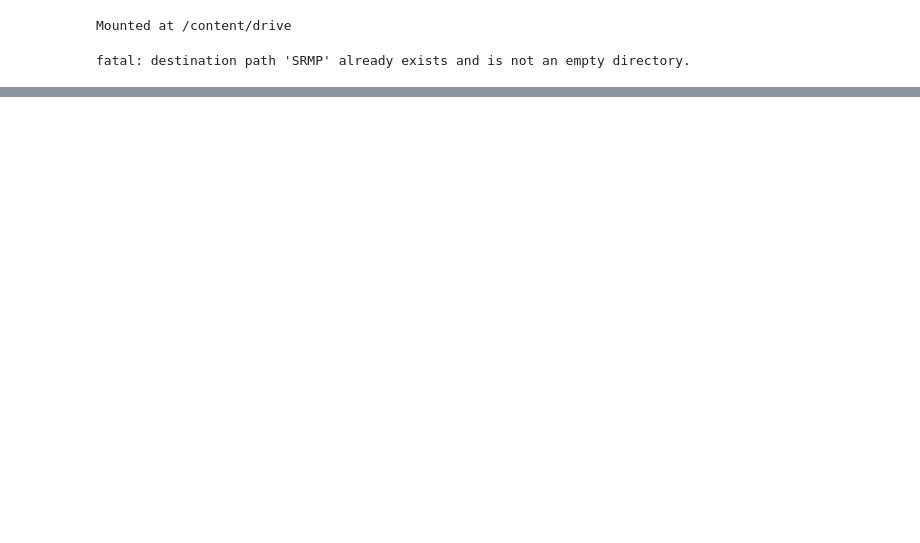
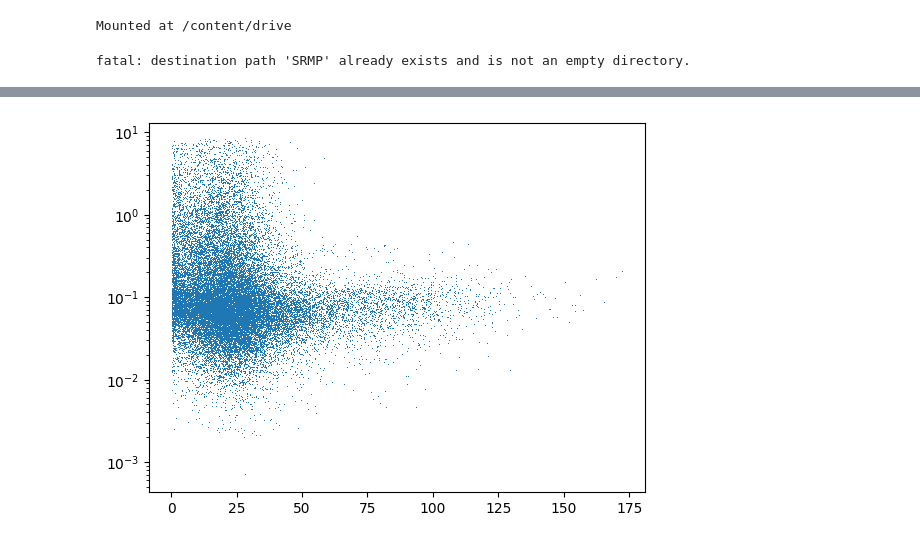
Before and after one commit to BelenKohl/SRMP, a Jupyter notebook: Nov21_kohl.ipynb, the cells around one changed output, grey strips where cells are left out. Saved outputs shown, nothing was run; the diff lists cells and outputs as text; code cells hidden in the pictures; blank space fills up the shorter version.

```diff
--- a/Nov21_kohl.ipynb
+++ b/Nov21_kohl.ipynb
@@ -28,0 +50,5 @@ import
+# %%
+plt.plot(df['Prot'],df['astrometric_excess_noise'],',')
+plt.yscale('log')
+# %% [output]
+[figure, added]
```
Also changed, not shown: parts of 11 cells of this notebook.
